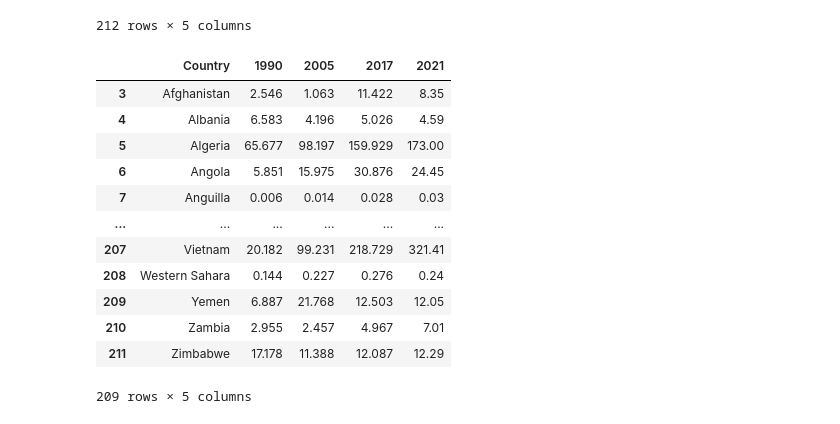
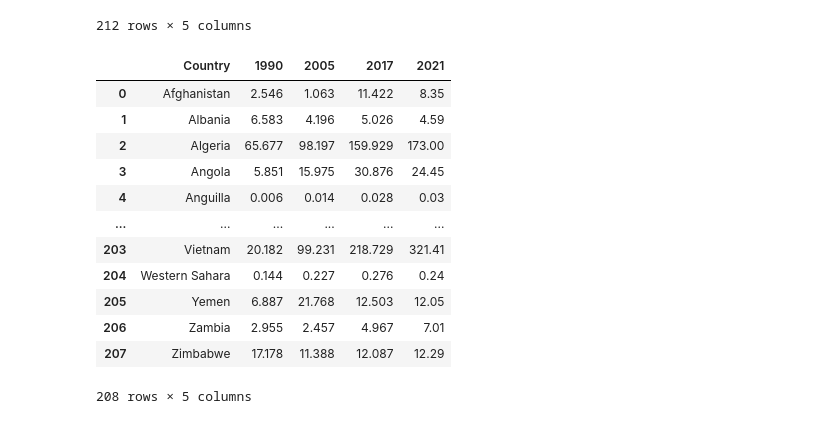
Before and after one commit to LFernandoTM/CO2_Emissions, a Jupyter notebook: Global_CO2_Emissions.ipynb, the cells around one changed output. Drawn from its saved outputs; the diff is of its cells as text; code cells hidden in the pictures.

```diff
--- a/Global_CO2_Emissions.ipynb
+++ b/Global_CO2_Emissions.ipynb
@@ -23,22 +23,22 @@ The google.colab.data_table extension is already loaded. To reload it, use:
 212 rows × 5 columns
 # %%
 #remove no countries rows
-co2_emissions_countries = co2_emissions.loc[3:]
+co2_emissions_countries = co2_emissions[co2_emissions['Country'].str.contains("World|European Union") == False].reset_index(drop=True)
 co2_emissions_countries
 # %% [output]
 |  | Country | 1990 | 2005 | 2017 | 2021 |
-| 3 | Afghanistan | 2.546 | 1.063 | 11.422 | 8.35 |
-| 4 | Albania | 6.583 | 4.196 | 5.026 | 4.59 |
-| 5 | Algeria | 65.677 | 98.197 | 159.929 | 173.00 |
-| 6 | Angola | 5.851 | 15.975 | 30.876 | 24.45 |
-| 7 | Anguilla | 0.006 | 0.014 | 0.028 | 0.03 |
+| 0 | Afghanistan | 2.546 | 1.063 | 11.422 | 8.35 |
+| 1 | Albania | 6.583 | 4.196 | 5.026 | 4.59 |
+| 2 | Algeria | 65.677 | 98.197 | 159.929 | 173.00 |
+| 3 | Angola | 5.851 | 15.975 | 30.876 | 24.45 |
+| 4 | Anguilla | 0.006 | 0.014 | 0.028 | 0.03 |
 | ... | ... | ... | ... | ... | ... |
-| 207 | Vietnam | 20.182 | 99.231 | 218.729 | 321.41 |
-| 208 | Western Sahara | 0.144 | 0.227 | 0.276 | 0.24 |
-| 209 | Yemen | 6.887 | 21.768 | 12.503 | 12.05 |
-| 210 | Zambia | 2.955 | 2.457 | 4.967 | 7.01 |
-| 211 | Zimbabwe | 17.178 | 11.388 | 12.087 | 12.29 |
+| 203 | Vietnam | 20.182 | 99.231 | 218.729 | 321.41 |
+| 204 | Western Sahara | 0.144 | 0.227 | 0.276 | 0.24 |
+| 205 | Yemen | 6.887 | 21.768 | 12.503 | 12.05 |
+| 206 | Zambia | 2.955 | 2.457 | 4.967 | 7.01 |
+| 207 | Zimbabwe | 17.178 | 11.388 | 12.087 | 12.29 |
-209 rows × 5 columns
+208 rows × 5 columns
 # %%
 #sort by 2021 values
 countries_highest_co2 = co2_emissions_countries.sort_values(by='2021', ascending=False)
```
Also changed, not shown: parts of 12 cells of this notebook.
